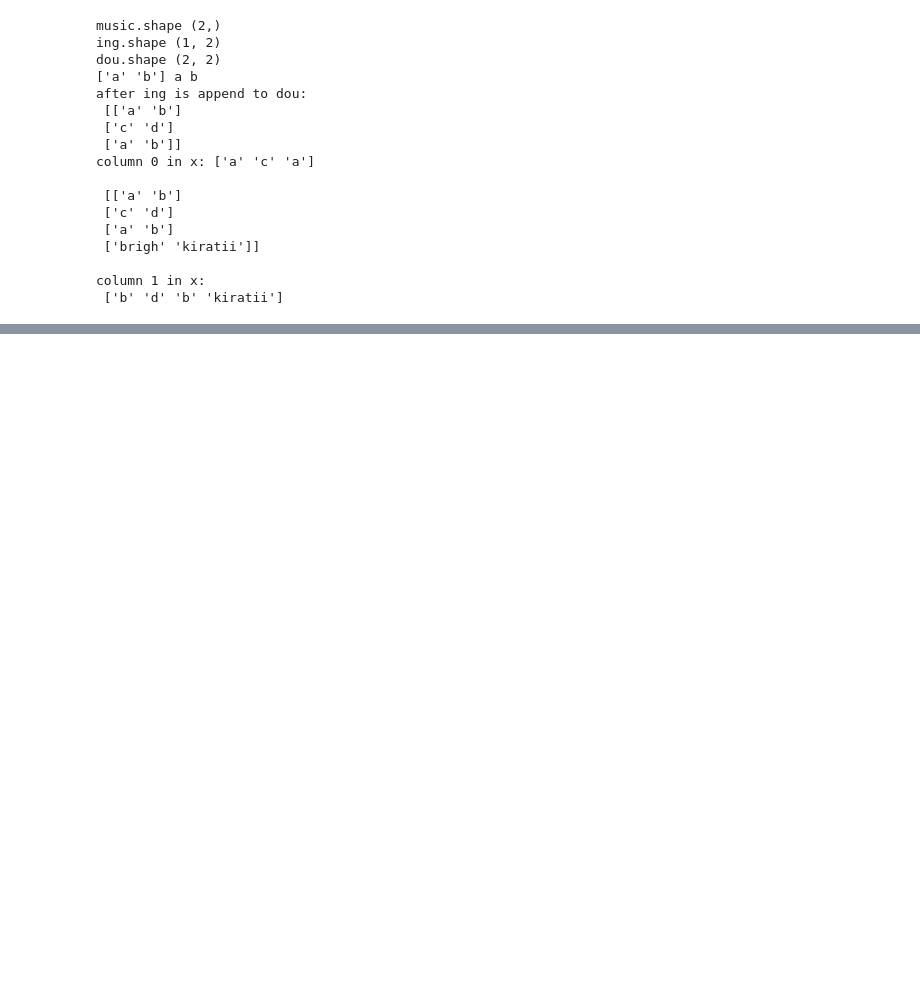
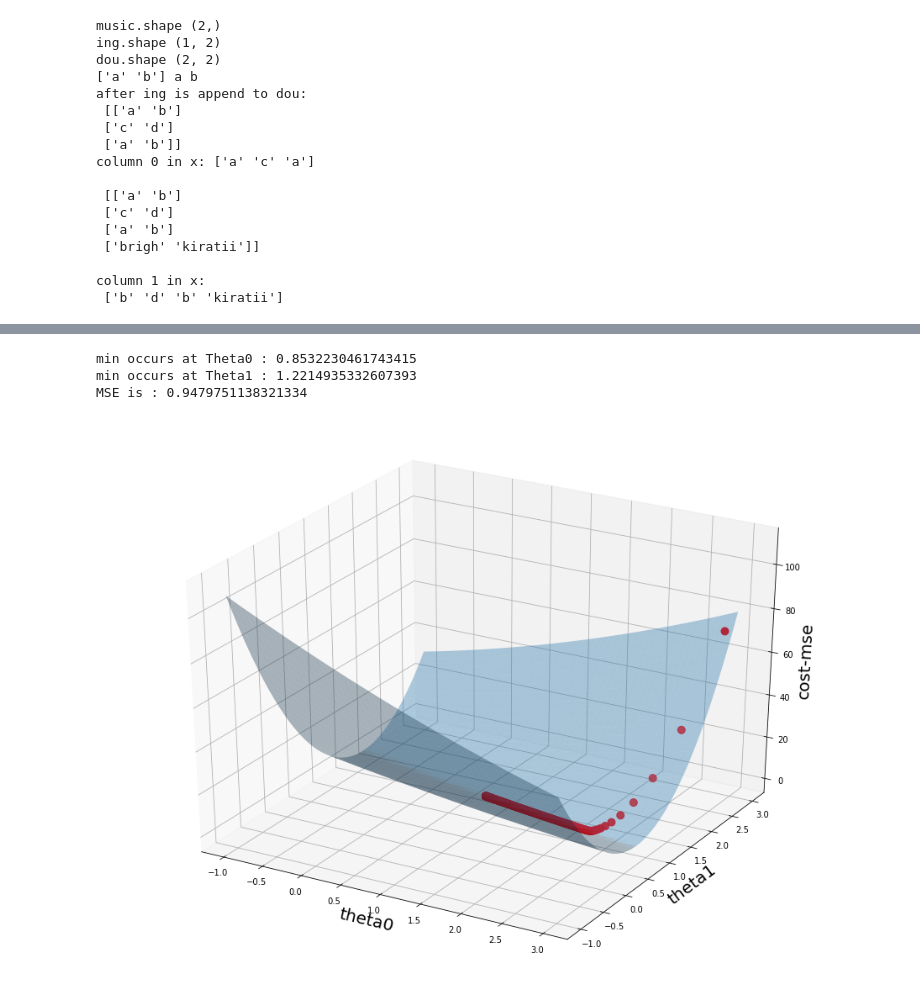
Before and after one commit to xshot9011/data-science-and-machine-leaning-learning, a Jupyter notebook: 3. Introduction to Optimisation and the Gradient Descent Algorithm/gradient descent.ipynb, the cells around one changed output, grey strips where cells are left out. Saved outputs shown, nothing was run; the diff lists cells and outputs as text; code cells hidden in the pictures; blank space fills up the shorter version.

```diff
--- a/3. Introduction to Optimisation and the Gradient Descent Algorithm/gradient descent.ipynb
+++ b/3. Introduction to Optimisation and the Gradient Descent Algorithm/gradient descent.ipynb
@@ -707,0 +847,44 @@ cost: 0.5000000000000016
+# %%
+def gradient(x, y, theta):
+    n = y.size
+
+    theta0_slope = (-2/n) * sum(y-theta[0]-theta[1]*x)
+    theta1_slope = (-2/n) * sum((y-theta[0]-theta[1]*x)*x)
+
+    return np.array([theta0_slope[0], theta1_slope[0]])
+# %%
+multiplier = 0.01
+thetas = np.array([2.9, 2.9])
+# collect data point for scatter plot
+plot_values = thetas.reshape(1, 2)
+mse_values = get_mse(y_5, thetas[0] + thetas[1] * x_5)
+
+for i in range(1000):
+    thetas = thetas - multiplier * gradient(x_5, y_5, thetas)
+
+    # append to mse_value
+    plot_values = np.concatenate((plot_values, thetas.reshape(1, 2)), axis=0)
+    mse_values =  np.append(arr=mse_values, values=get_mse(y_5, thetas[0] + thetas[1] *  x_5))
+
+print('min occurs at Theta0 :', thetas[0])
+print('min occurs at Theta1 :', thetas[1])
+print('MSE is :', get_mse(y_5, thetas[0] + thetas[1] * x_5))
+# %% [output]
+min occurs at Theta0 : 0.8532230461743415
+min occurs at Theta1 : 1.2214935332607393
+MSE is : 0.9479751138321334
+# %%
+# plotting mse
+fig = plt.figure(figsize=[16, 12])
+ax = fig.gca(projection='3d')
+ax.set_xlabel('theta0', fontsize=20)
+ax.set_ylabel('theta1', fontsize=20)
+ax.set_zlabel('cost-mse', fontsize=20)
+
+ax.scatter(plot_values[:, 0], plot_values[:, 1], mse_values, s=80, color='red')
+
+ax.plot_surface(plot_t0, plot_t1, plot_cost, alpha=0.35)
+
+plt.show()
+# %% [output]
+[figure, added]
```
Also changed, not shown: parts of 22 cells of this notebook.
